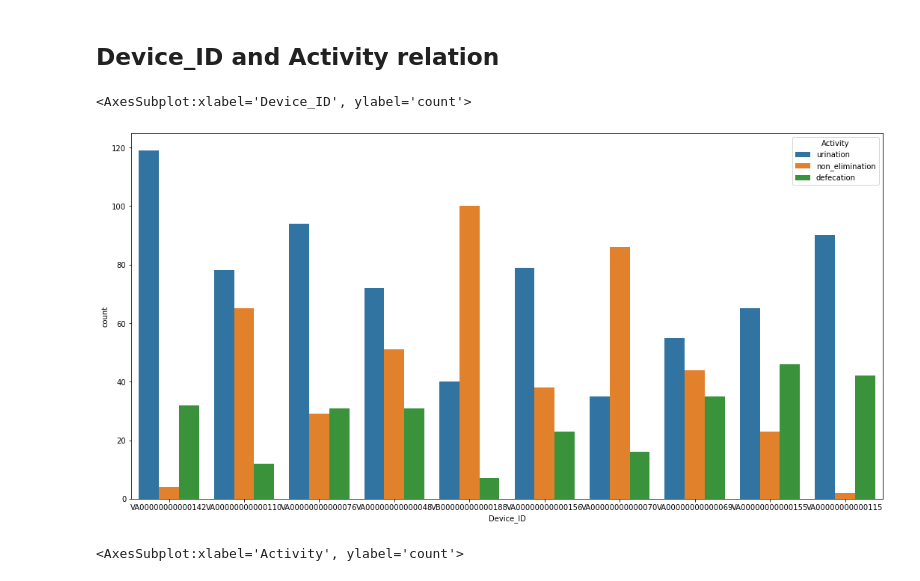
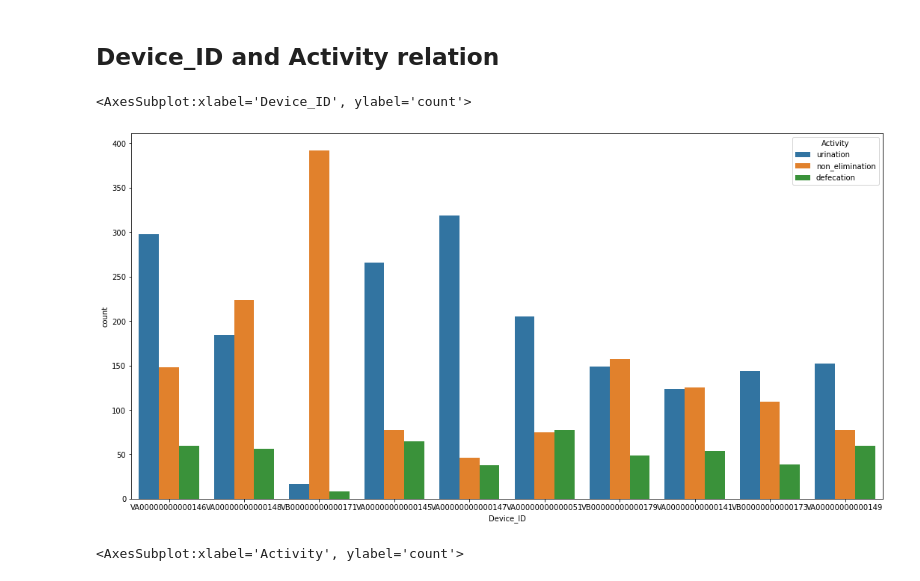
Before and after one commit to Kaushik002-git/PIP_Case_Study, a Jupyter notebook: EDA.ipynb, the cells around one changed output. Drawn from its saved outputs; the diff is of its cells as text; code cells hidden in the pictures.

```diff
--- a/EDA.ipynb
+++ b/EDA.ipynb
@@ -295,11 +353,11 @@ duration_of_device
 # %%
 #temp = df[df['Device_ID'] == 'VB00000000000171']['Device_ID']
 temp = df['Device_ID']
 fig, ax = plt.subplots(figsize=(18, 9))
-sns.countplot(ax=ax, x = temp, hue = df['Activity'], order=df.Device_ID.value_counts().iloc[30:40].index)
+sns.countplot(ax=ax, x = temp, hue = df['Activity'], order=df.Device_ID.value_counts().iloc[:10].index)
 # %% [output]
 <AxesSubplot:xlabel='Device_ID', ylabel='count'>
-[figure, old version]
+[figure, new version]
 # %%
 temp = df[(df['Device_ID'] == 'VB00000000000171') & (df['Name_of_cat'] == 'Azure')]
 
```
Also changed, not shown: parts of 23 cells of this notebook, 2 other files.
